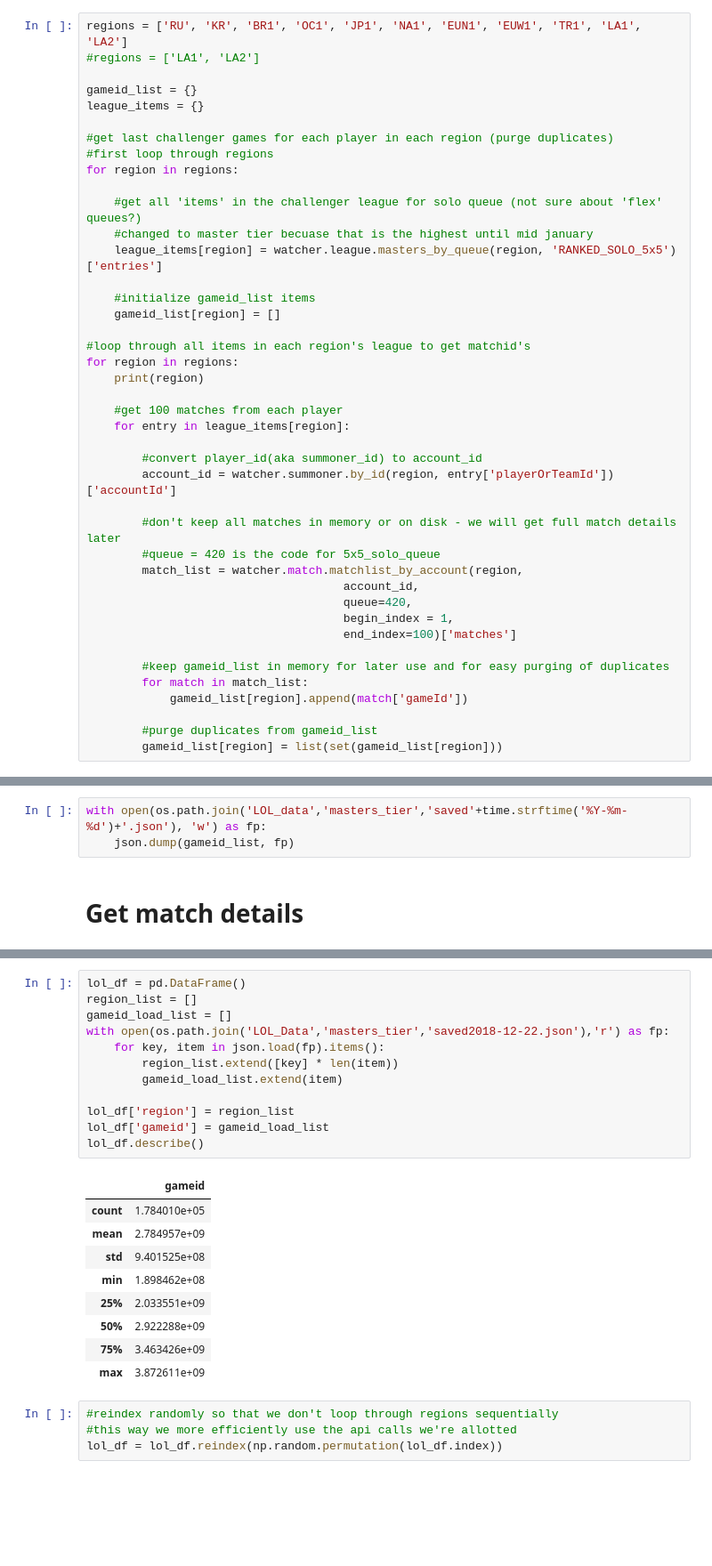
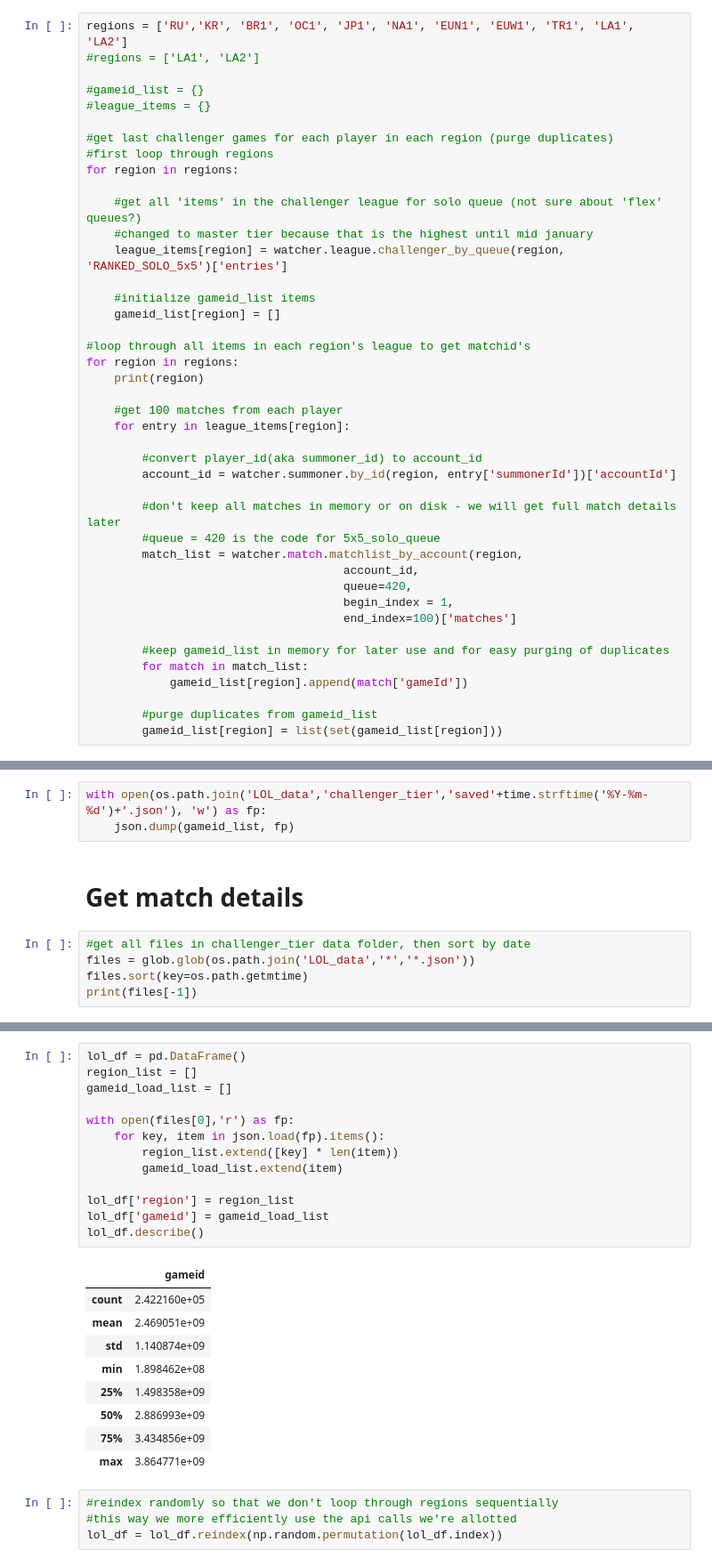
Before and after one commit to JoshEZiegler/MLProjects, a Jupyter notebook: LeagueOfLegendsProject/LOLDataCollection.ipynb, the cells around one changed output, grey strips where cells are left out. Shown: that part at 89% size. Drawn from its saved outputs; the diff is of its cells as text; blank space fills up the shorter version.

Commit message:
lol data collection with more tmore targets

```diff
--- a/LeagueOfLegendsProject/LOLDataCollection.ipynb
+++ b/LeagueOfLegendsProject/LOLDataCollection.ipynb
@@ -24,17 +24,17 @@ One note here is that the master tier isn't a constant size across regions unlik
 # %%
-regions = ['RU', 'KR', 'BR1', 'OC1', 'JP1', 'NA1', 'EUN1', 'EUW1', 'TR1', 'LA1', 'LA2']
+regions = ['RU','KR', 'BR1', 'OC1', 'JP1', 'NA1', 'EUN1', 'EUW1', 'TR1', 'LA1', 'LA2']
 #regions = ['LA1', 'LA2']
 
-gameid_list = {}
-league_items = {}
+#gameid_list = {}
+#league_items = {}
 
 #get last challenger games for each player in each region (purge duplicates)
 #first loop through regions
 for region in regions:
 
     #get all 'items' in the challenger league for solo queue (not sure about 'flex' queues?)
-    #changed to master tier becuase that is the highest until mid january
-    league_items[region] = watcher.league.masters_by_queue(region, 'RANKED_SOLO_5x5')['entries']
+    #changed to master tier because that is the highest until mid january
+    league_items[region] = watcher.league.challenger_by_queue(region, 'RANKED_SOLO_5x5')['entries']
 
     #initialize gameid_list items
     gameid_list[region] = []
@@ -47,7 +47,7 @@ for region in regions:
     for entry in league_items[region]:
 
         #convert player_id(aka summoner_id) to account_id
-        account_id = watcher.summoner.by_id(region, entry['playerOrTeamId'])['accountId']
+        account_id = watcher.summoner.by_id(region, entry['summonerId'])['accountId']
 
         #don't keep all matches in memory or on disk - we will get full match details later
         #queue = 420 is the code for 5x5_solo_queue
@@ -77,6 +67,11 @@ LA1
 LA2
 # %%
-with open(os.path.join('LOL_data','masters_tier','saved'+time.strftime('%Y-%m-%d')+'.json'), 'w') as fp:
+with open(os.path.join('LOL_data','challenger_tier','saved'+time.strftime('%Y-%m-%d')+'.json'), 'w') as fp:
     json.dump(gameid_list, fp)
 # %% [markdown]
 # Get match details
+# %%
+#get all files in challenger_tier data folder, then sort by date
+files = glob.glob(os.path.join('LOL_data','*','*.json'))
+files.sort(key=os.path.getmtime)
+print(files[-1])
@@ -83,25 +80,26 @@ with open(os.path.join('LOL_data','masters_tier','saved'+time.strftime('%Y-%m-%d
 # %%
 lol_df = pd.DataFrame()
 region_list = []
 gameid_load_list = []
-with open(os.path.join('LOL_Data','masters_tier','saved2018-12-22.json'),'r') as fp:
+
+with open(files[0],'r') as fp:
     for key, item in json.load(fp).items():
         region_list.extend([key] * len(item))
         gameid_load_list.extend(item)
 
 lol_df['region'] = region_list
 lol_df['gameid'] = gameid_load_list
 lol_df.describe()
 # %% [output]
 |  | gameid |
-| count | 1.784010e+05 |
-| mean | 2.784957e+09 |
-| std | 9.401525e+08 |
+| count | 2.422160e+05 |
+| mean | 2.469051e+09 |
+| std | 1.140874e+09 |
 | min | 1.898462e+08 |
-| 25% | 2.033551e+09 |
-| 50% | 2.922288e+09 |
-| 75% | 3.463426e+09 |
-| max | 3.872611e+09 |
+| 25% | 1.498358e+09 |
+| 50% | 2.886993e+09 |
+| 75% | 3.434856e+09 |
+| max | 3.864771e+09 |
 # %%
 #reindex randomly so that we don't loop through regions sequentially
 #this way we more efficiently use the api calls we're allotted
```
Also changed, not shown: parts of 10 cells of this notebook, 30 other files.
